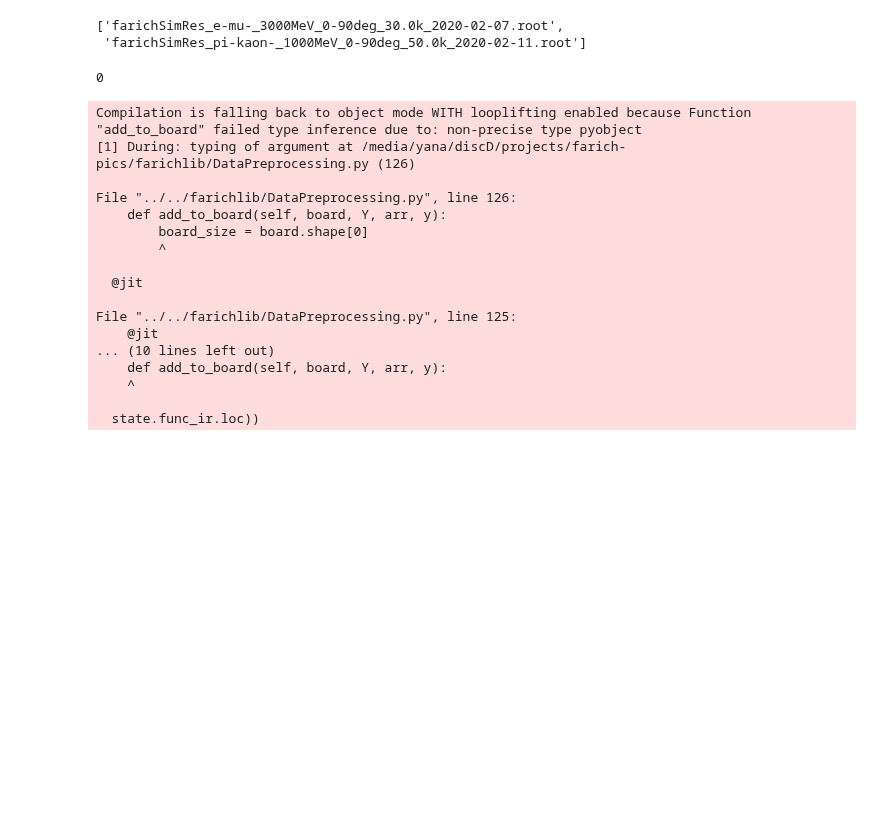
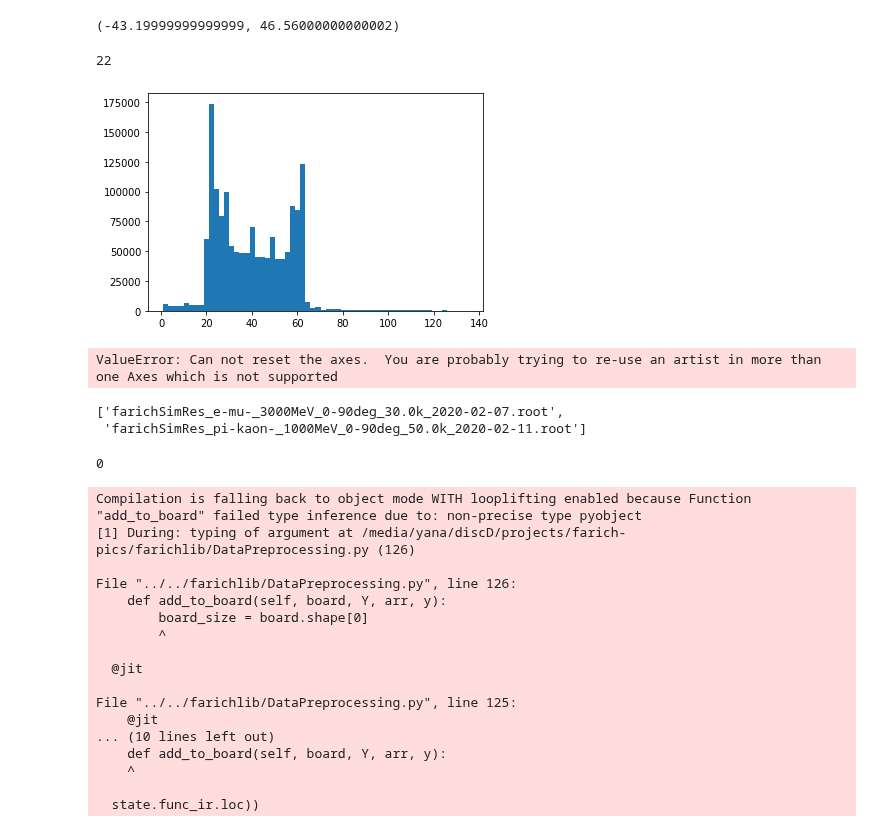
Before and after one commit to 82492749123082/farich-pics, a Jupyter notebook: notebooks/DatasetPreprocessing.ipynb, the cells around one changed output. Drawn from its saved outputs; the diff is of its cells as text; code cells hidden in the pictures; blank space fills up the shorter version.

```diff
--- a/notebooks/DatasetPreprocessing.ipynb
+++ b/notebooks/DatasetPreprocessing.ipynb
@@ -19,0 +66,8 @@ import pickle
+# %%
+info_arrays = uproot.open(rootFile)["info_sim"].arrays()
+raw_tree = uproot.open(rootFile)["raw_data"]
+
+# xedges, yedges = A.__get_board_size(info_arrays)
+# zerobin = np.digitize(0, xedges)
+# %%
+df = raw_tree.pandas.df( branches=["hits.pos_chip._*", "pos_primary._*", "dir_primary._*"])
@@ -19,0 +91,8 @@ import pickle
+# %%
+xedges, yedges = A.get_board_size(info_arrays)
+zerobin = np.digitize(0, xedges)
+# %%
+df["chipx"] = np.digitize(df["hits.pos_chip._0"], xedges)
+df["chipy"] = np.digitize(df["hits.pos_chip._1"], yedges)
+xmin, xmax = df['chipx'].value_counts()[:2].index
+ymin, ymax = df['chipy'].value_counts()[:2].index
@@ -19,0 +132,4 @@ import pickle
+# %%
+amin, amax
+# %% [output]
+(-43.19999999999999, 46.56000000000002)
@@ -19,0 +138,18 @@ import pickle
+# %%
+r
+# %% [output]
+22
+# %%
+plt.hist( df['chipy'], bins=60 );
+# %% [output]
+[figure, added]
+# %%
+fig = plt.figure(frameon=False, figsize=(5,5))
+ax = plt.Axes(fig, [0., 0., 1., (100/200)])
+fig.add_axes(ax)
+
+ax.hist2d( df['hits.pos_chip._0'], df['hits.pos_chip._1'], bins=(100, 200) );
+el = Ellipse((xc, yc), a, b, 0)
+ax.add_artist(el)
+# %% [output]
+ValueError: Can not reset the axes.  You are probably trying to re-use an artist in more than one Axes which is not supported
```
Also changed, not shown: parts of 23 cells of this notebook, 4 other files.
